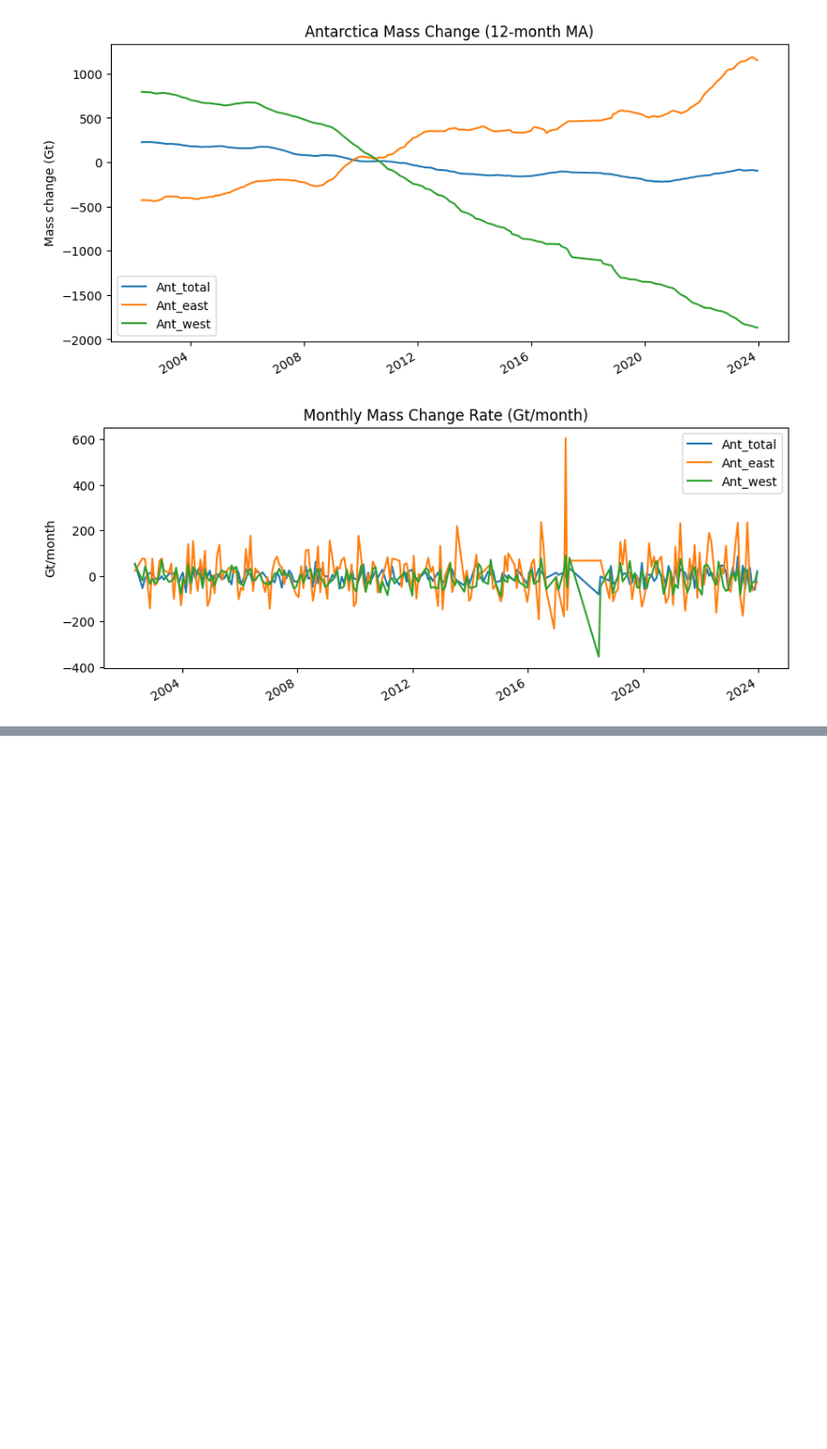
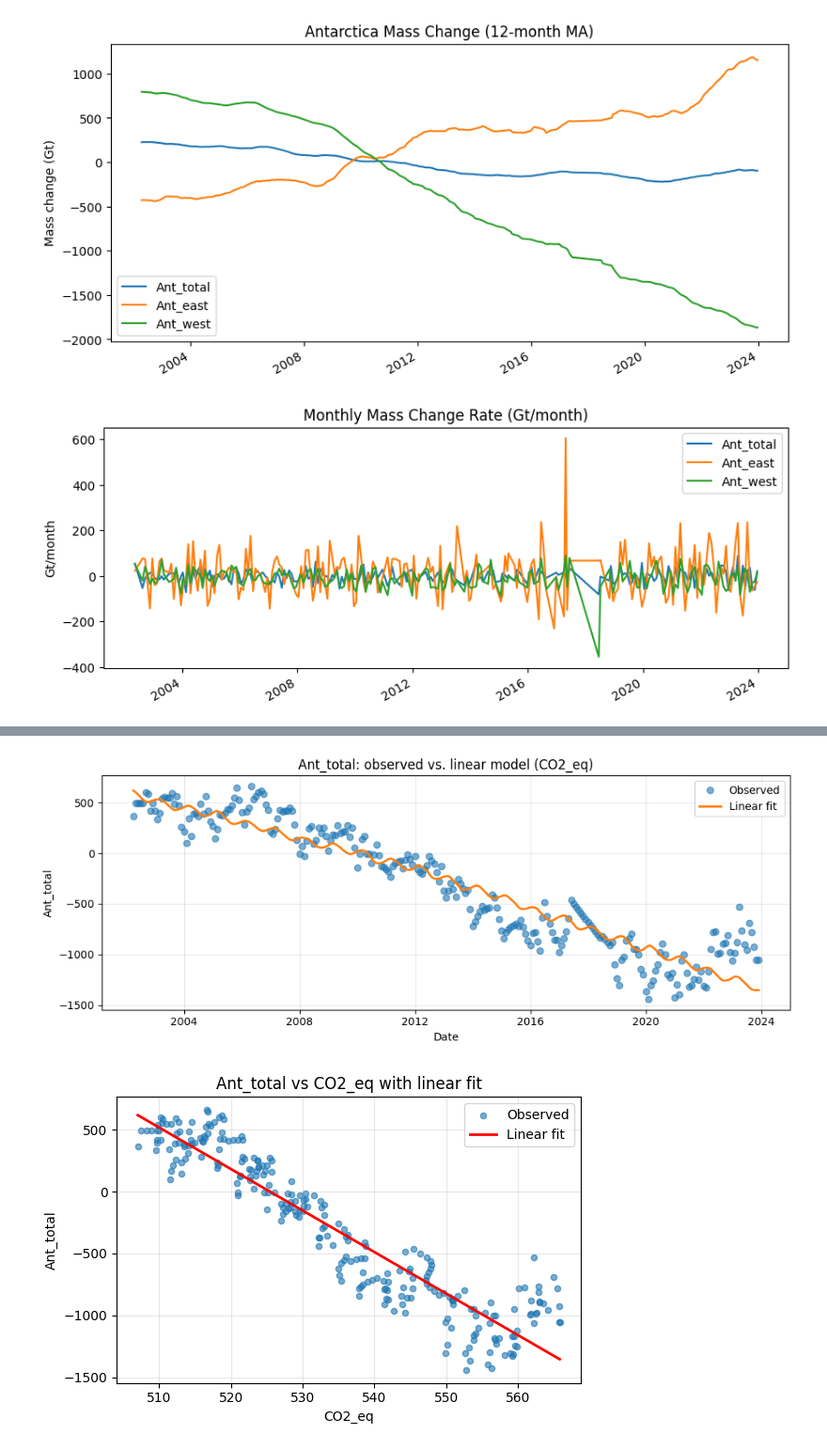
Before and after one commit to KentBerry680/ENGG680_2025_Fall---group-20-assignments, a Jupyter notebook: Final assignment/ENGG_Analysis.ipynb, the cells around one changed output, grey strips where cells are left out. Shown at 94% size. Cells and saved outputs as stored; diff of their text form; code cells hidden in the pictures; blank space fills up the shorter version.

```diff
--- a/Final assignment/ENGG_Analysis.ipynb
+++ b/Final assignment/ENGG_Analysis.ipynb
@@ -747,0 +887,74 @@ Final columns: ['Ant_total', 'Ant_east', 'Ant_west']
+# %%
+import os
+import numpy as np
+import pandas as pd
+import matplotlib.pyplot as plt
+from sklearn.linear_model import LinearRegression
+from sklearn.metrics import r2_score
+
+base_dir = "/content/ENGG680_2025_Fall---group-20-assignments/Final assignment"
+fname    = "Merged_data_linear interpolation.csv"
+path     = os.path.join(base_dir, fname)
+
+df = pd.read_csv(path)
+
+df["date"] = pd.to_datetime(
+    dict(
+        year=df["Year"].astype(int),
+        month=df["Month"].astype(int),
+        day=1,
+    )
+)
+
+mask = (df["date"] >= "2002-01-01") & (df["date"] <= "2023-12-31")
+sub = df.loc[mask].copy().reset_index(drop=True)
+
+print("org subset:", len(sub))
+print(sub[["Ant_total", "CO2_eq"]].isna().sum())
+
+sub_clean = sub[["date", "Ant_total", "CO2_eq"]].dropna().reset_index(drop=True)
+print("NaN deleted:", len(sub_clean))
+
+X = sub_clean[["CO2_eq"]].values
+y = sub_clean["Ant_total"].values
+
+model = LinearRegression()
+model.fit(X, y)
+y_pred = model.predict(X)
+
+r2 = r2_score(y, y_pred)
+print("slope (dAnt/dCO2_eq):", model.coef_[0])
+print("intercept:", model.intercept_)
+print("R^2:", r2)
+
+plt.figure(figsize=(10, 4))
+plt.plot(sub_clean["date"], y,
+         marker="o", linestyle="", alpha=0.6, label="Observed")
+plt.plot(sub_clean["date"], y_pred,
+         linewidth=2, label="Linear fit")
+
+plt.xlabel("Date")
+plt.ylabel("Ant_total")
+plt.title("Ant_total: observed vs. linear model (CO2_eq)")
+plt.legend()
+plt.grid(True, alpha=0.3)
+plt.tight_layout()
+plt.show()
+
+plt.figure(figsize=(6, 4))
+plt.scatter(sub_clean["CO2_eq"], y,
+            s=20, alpha=0.6, label="Observed")
+
+x_line = np.linspace(sub_clean["CO2_eq"].min(),
+                     sub_clean["CO2_eq"].max(), 100)
+y_line = model.predict(x_line.reshape(-1, 1))
+plt.plot(x_line, y_line, "r", linewidth=2, label="Linear fit")
+
+plt.xlabel("CO2_eq")
+plt.ylabel("Ant_total")
+plt.title("Ant_total vs CO2_eq with linear fit")
+plt.legend()
+plt.grid(True, alpha=0.3)
+plt.tight_layout()
+plt.show()
+# %% [output]
@@ -747,0 +969,2 @@ Final columns: ['Ant_total', 'Ant_east', 'Ant_west']
+[figure, added]
+[figure, added]
```
Also changed, not shown: parts of 11 cells of this notebook.
